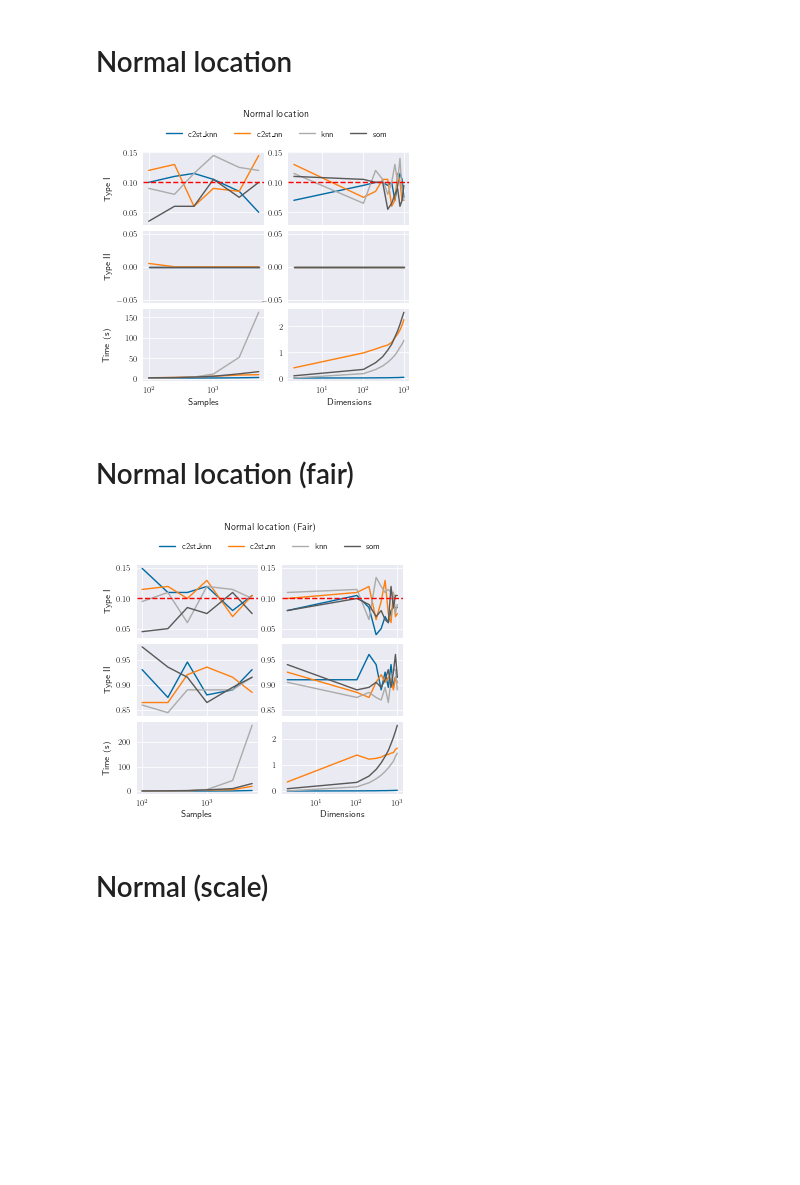
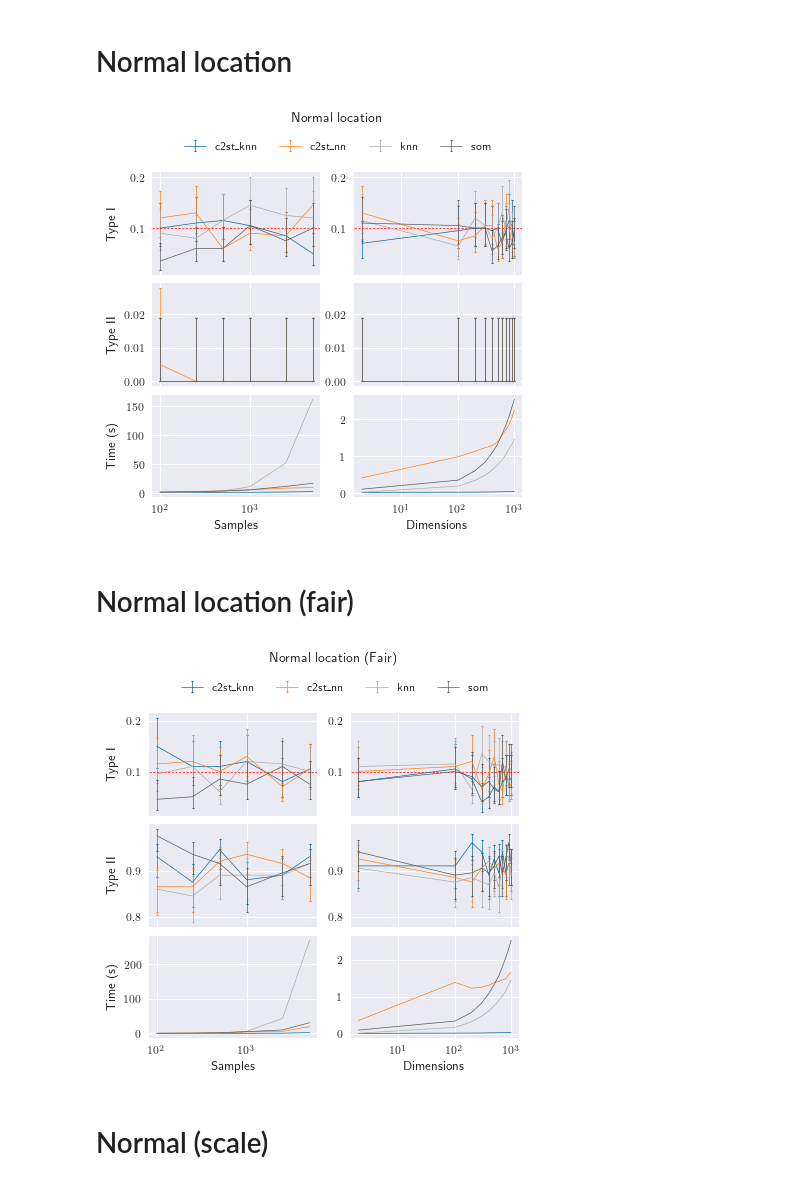
Before and after one commit to ayllon/SOMA, a Jupyter notebook: notebooks/by_datasets/normal.ipynb, the cells around one changed output. Cells and saved outputs as stored; diff of their text form; code cells hidden in the pictures; blank space fills up the shorter version.

Commit message:
Add error bars to the plots

```diff
--- a/notebooks/by_datasets/normal.ipynb
+++ b/notebooks/by_datasets/normal.ipynb
@@ -8,7 +11,6 @@ import pandas
 warnings.simplefilter('ignore')
 
 import matplotlib.pyplot as plt
-from matplotlib.gridspec import GridSpec
 from soma.generators.normal import MultivariateNormalGenerator
 from soma.util.plot import plot_sample_and_dim
 
@@ -20,6 +22,9 @@ plt.rcParams.update({
     'text.usetex': True,
     'savefig.bbox': 'tight',
     'savefig.pad_inches': 0.1,
+    'lines.linewidth': 0.5,
+    'errorbar.capsize': 1,
+    'lines.markeredgewidth': 0.8
 })
 # %%
 plot_dir = os.path.expanduser('~/Plots/by_dataset')
@@ -29,6 +34,7 @@ os.makedirs(plot_dir, exist_ok=True)
 # %%
 means = np.zeros(1000)
 means2 = np.ones(1000)
+repeat = 200
 
 n1 = MultivariateNormalGenerator(means, cov=np.diag(np.ones(1000)))
 n2 = MultivariateNormalGenerator(means2, cov=np.diag(np.ones(1000)))
@@ -42,10 +48,10 @@ normal_sample = pandas.read_csv('../../results/sample_size/normal_results_sample
 #normal_dim.to_csv('../results/dimensionality/normal_results_dim.csv')
 normal_dim = pandas.read_csv('../../results/dimensionality/normal_results_dim.csv', index_col=[0, 1])
 # %%
-fig = plot_sample_and_dim(normal_sample, normal_dim, title='Normal location')
-fig.savefig(os.path.join(plot_dir, 'normal_location.eps'))
+fig = plot_sample_and_dim(normal_sample, normal_dim, title='Normal location', n=repeat)
+fig.savefig(os.path.join(plot_dir, 'normal_location.pdf'))
 # %% [output]
-[figure, old version]
+[figure, new version]
 # %% [markdown]
 # Normal location (fair)
 # %%
@@ -62,10 +68,10 @@ n3_samples = pandas.read_csv('../../results/sample_size/n3_results_samples.csv',
 #n3_dim.to_csv('../../results/dimensionality/normal_fair_dim.csv')
 n3_dim = pandas.read_csv('../../results/dimensionality/normal_fair_dim.csv', index_col=[0, 1])
 # %%
-fig = plot_sample_and_dim(n3_samples, n3_dim, title='Normal location (Fair)')
-fig.savefig(os.path.join(plot_dir, 'normal_location_fair.eps'))
+fig = plot_sample_and_dim(n3_samples, n3_dim, title='Normal location (Fair)', n=repeat)
+fig.savefig(os.path.join(plot_dir, 'normal_location_fair.pdf'))
 # %% [output]
-[figure, old version]
+[figure, new version]
 # %% [markdown]
 # Normal (scale)
 # %%
```
Also changed, not shown: parts of 3 cells of this notebook, 5 other files.
